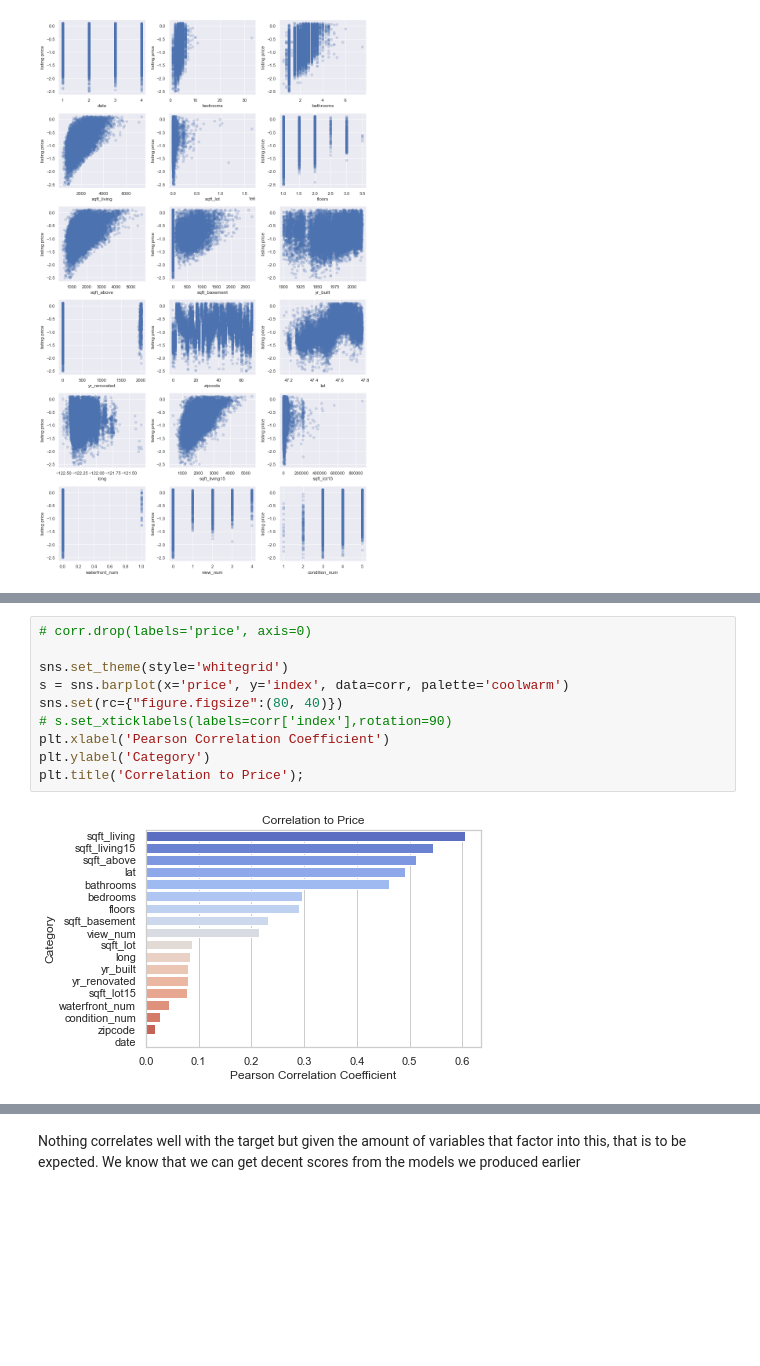
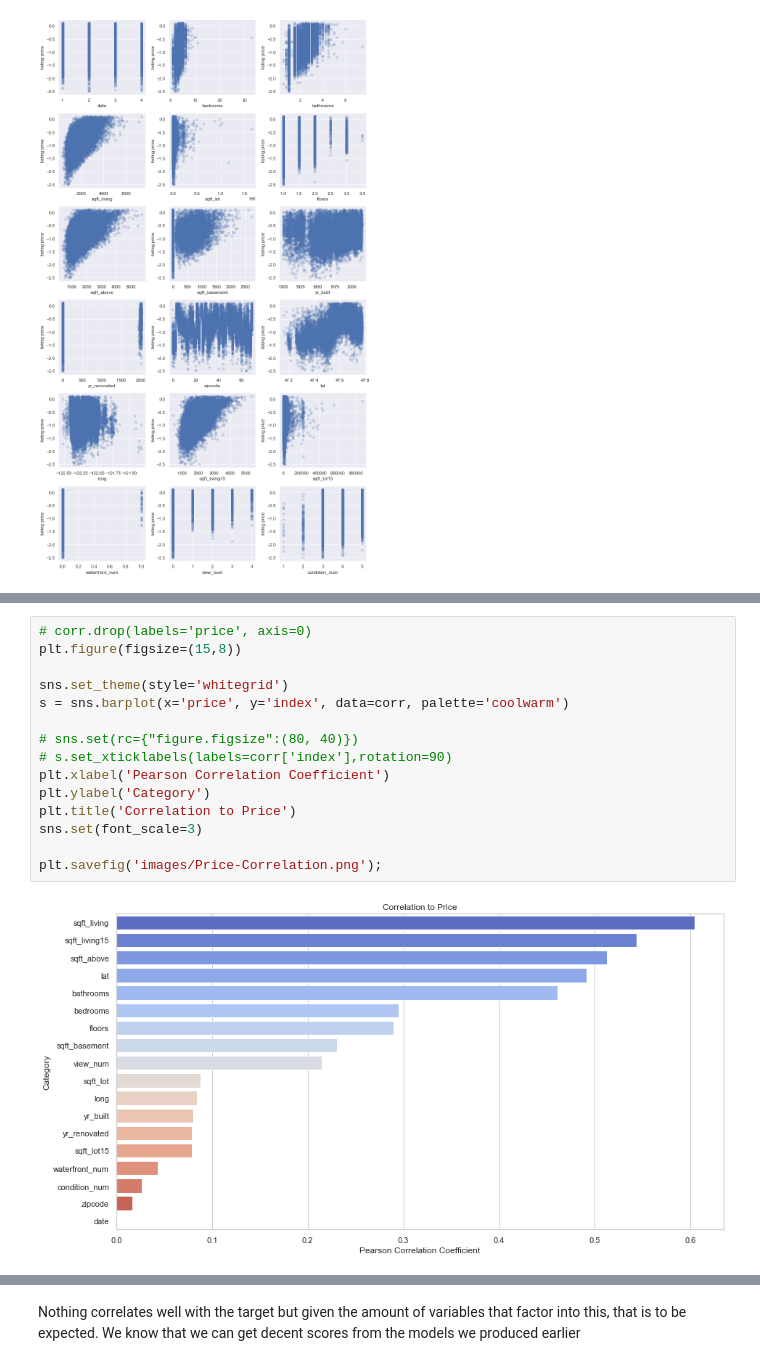
Before and after one commit to tfuger10/Reynolds-and-Klein-Home-Appraisal, a Jupyter notebook: Notebook.ipynb, the cells around one changed output, grey strips where cells are left out. Saved outputs shown, nothing was run; the diff lists cells and outputs as text; blank space fills up the shorter version.

```diff
--- a/Notebook.ipynb
+++ b/Notebook.ipynb
@@ -873,12 +763,17 @@ corr
 # %%
 # corr.drop(labels='price', axis=0)
+plt.figure(figsize=(15,8))
 
 sns.set_theme(style='whitegrid')
 s = sns.barplot(x='price', y='index', data=corr, palette='coolwarm')
-sns.set(rc={"figure.figsize":(80, 40)})
+
+# sns.set(rc={"figure.figsize":(80, 40)})
 # s.set_xticklabels(labels=corr['index'],rotation=90)
 plt.xlabel('Pearson Correlation Coefficient')
 plt.ylabel('Category')
-plt.title('Correlation to Price');
+plt.title('Correlation to Price')
+sns.set(font_scale=3)
+
+plt.savefig('images/Price-Correlation.png');
 # %% [output]
-[figure, old version]
+[figure, new version]
```
Also changed, not shown: parts of 87 cells of this notebook, 6 other files.
